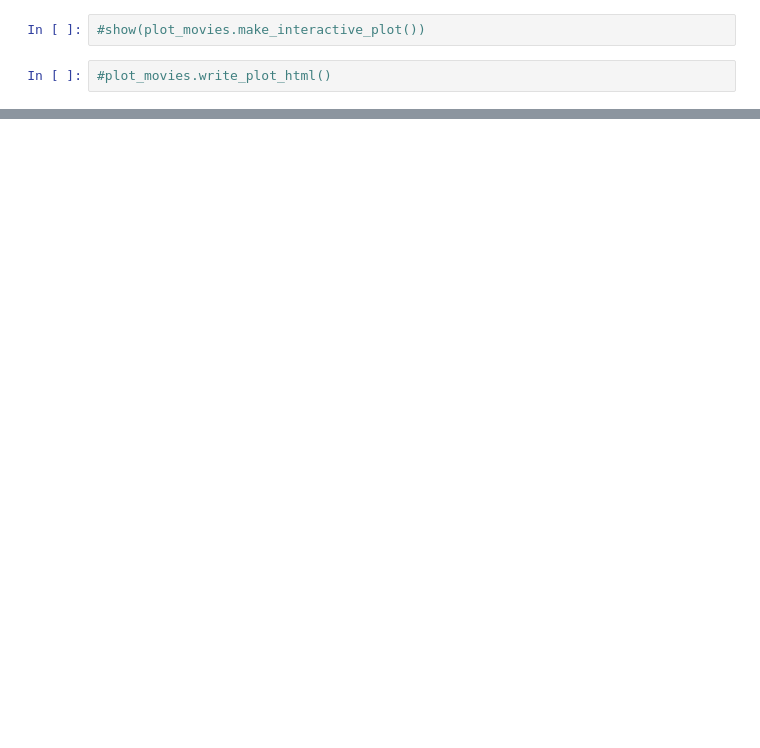
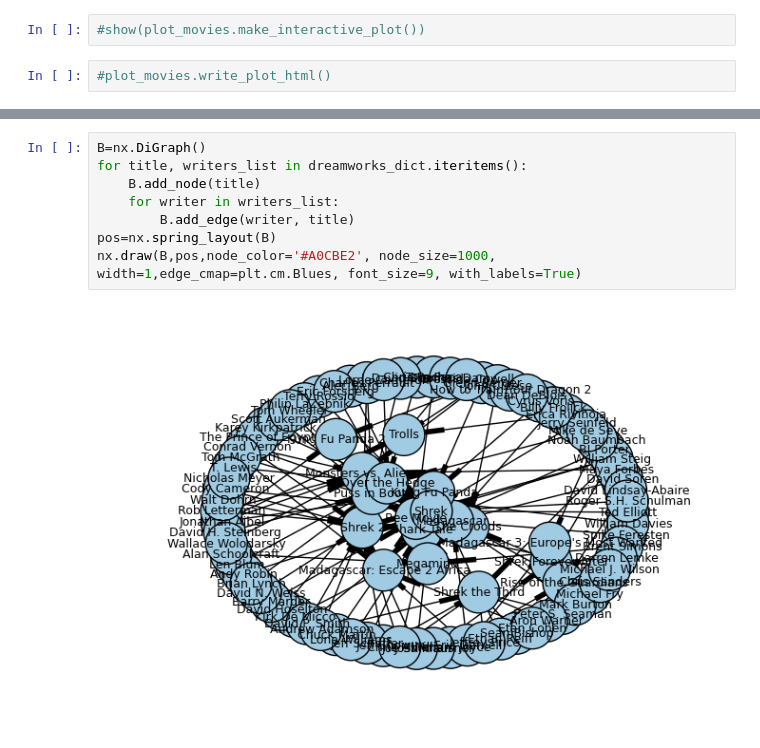
Before and after one commit to irenium/IMDB_scraping, a Jupyter notebook: Bokeh Plots.ipynb, the cells around one changed output, grey strips where cells are left out. Drawn from its saved outputs; the diff is of its cells as text; blank space fills up the shorter version.

```diff
--- a/Bokeh Plots.ipynb
+++ b/Bokeh Plots.ipynb
@@ -118,0 +166,10 @@ plt.ylabel('Number of IMDb Ratings', fontsize=18)
+# %%
+B=nx.DiGraph()
+for title, writers_list in dreamworks_dict.iteritems():
+    B.add_node(title)
+    for writer in writers_list:
+        B.add_edge(writer, title)
+pos=nx.spring_layout(B)
+nx.draw(B,pos,node_color='#A0CBE2', node_size=1000, width=1,edge_cmap=plt.cm.Blues, font_size=9, with_labels=True)
+# %% [output]
+[figure, added]
```
Also changed, not shown: parts of 12 cells of this notebook.
